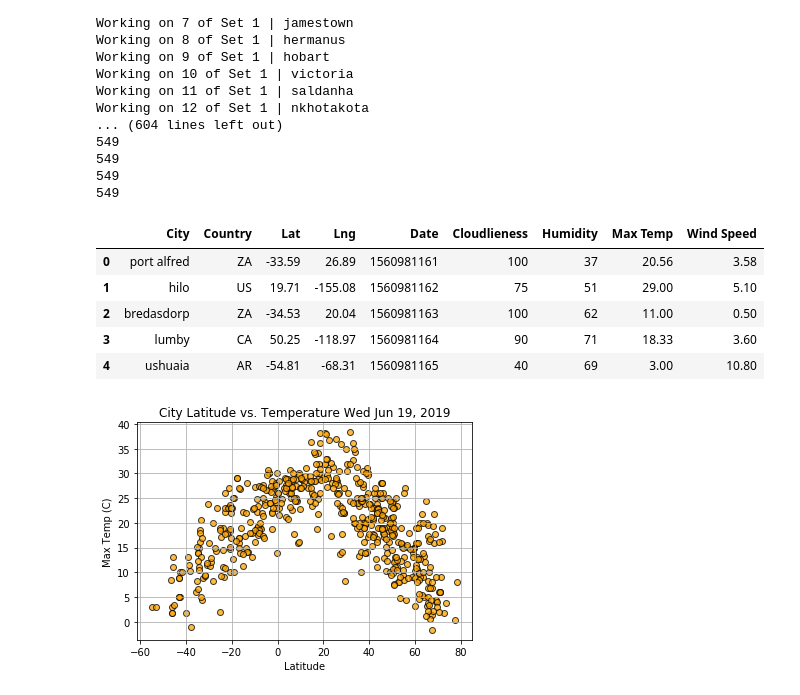
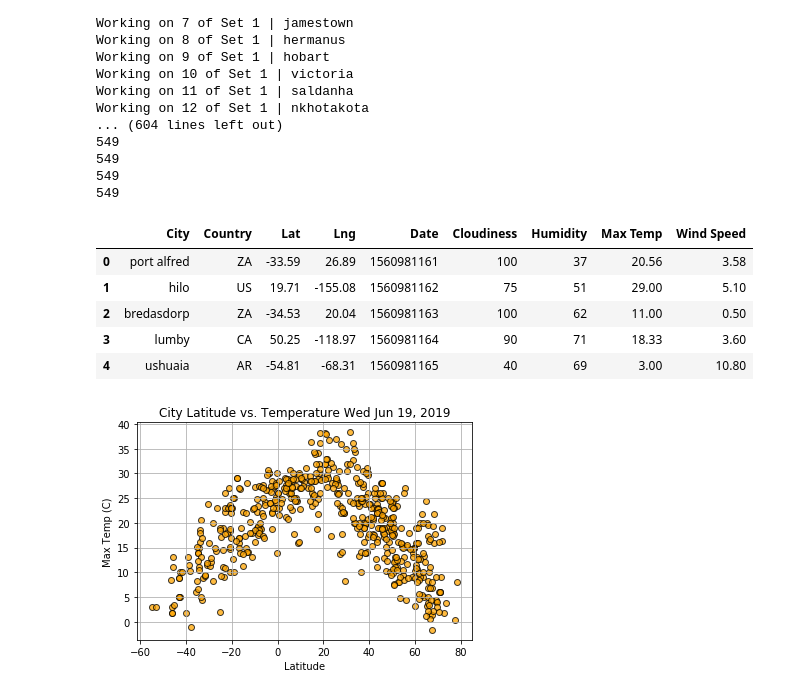
Before and after one commit to nicholasiii/Homework7, a Jupyter notebook: weatherapithingamajig.ipynb, the cells around one changed output. Drawn from its saved outputs; the diff is of its cells as text; code cells hidden in the pictures.

```diff
--- a/weatherapithingamajig.ipynb
+++ b/weatherapithingamajig.ipynb
@@ -157,22 +157,22 @@ Working on 12 of Set 1 | nkhotakota
 # %%
 #putting the results into a Panda
 weather_data_df = pd.DataFrame({
     "City": cities_in_df,
     "Country": country,
     "Lat": lat,
     "Lng": lon,
     "Date": date,
-    "Cloudlieness": cloudy,
+    "Cloudiness": cloudy,
     "Humidity": humidity,
     "Max Temp": max_temp,
     "Wind Speed": wind_speed
 })
 
 #saving the weather data to a file and getting a peek to make sure it all works
 weather_data_df.to_csv("output_data/weather_df.csv", index=False, header=True)
 weather_data_df.head()
 # %% [output]
-|  | City | Country | Lat | Lng | Date | Cloudlieness | Humidity | Max Temp | Wind Speed |
+|  | City | Country | Lat | Lng | Date | Cloudiness | Humidity | Max Temp | Wind Speed |
 | 0 | port alfred | ZA | -33.59 | 26.89 | 1560981161 | 100 | 37 | 20.56 | 3.58 |
 | 1 | hilo | US | 19.71 | -155.08 | 1560981162 | 75 | 51 | 29.00 | 5.10 |
 | 2 | bredasdorp | ZA | -34.53 | 20.04 | 1560981163 | 100 | 62 | 11.00 | 0.50 |
```
Also changed, not shown: parts of 1 cell of this notebook, 3 other files.
